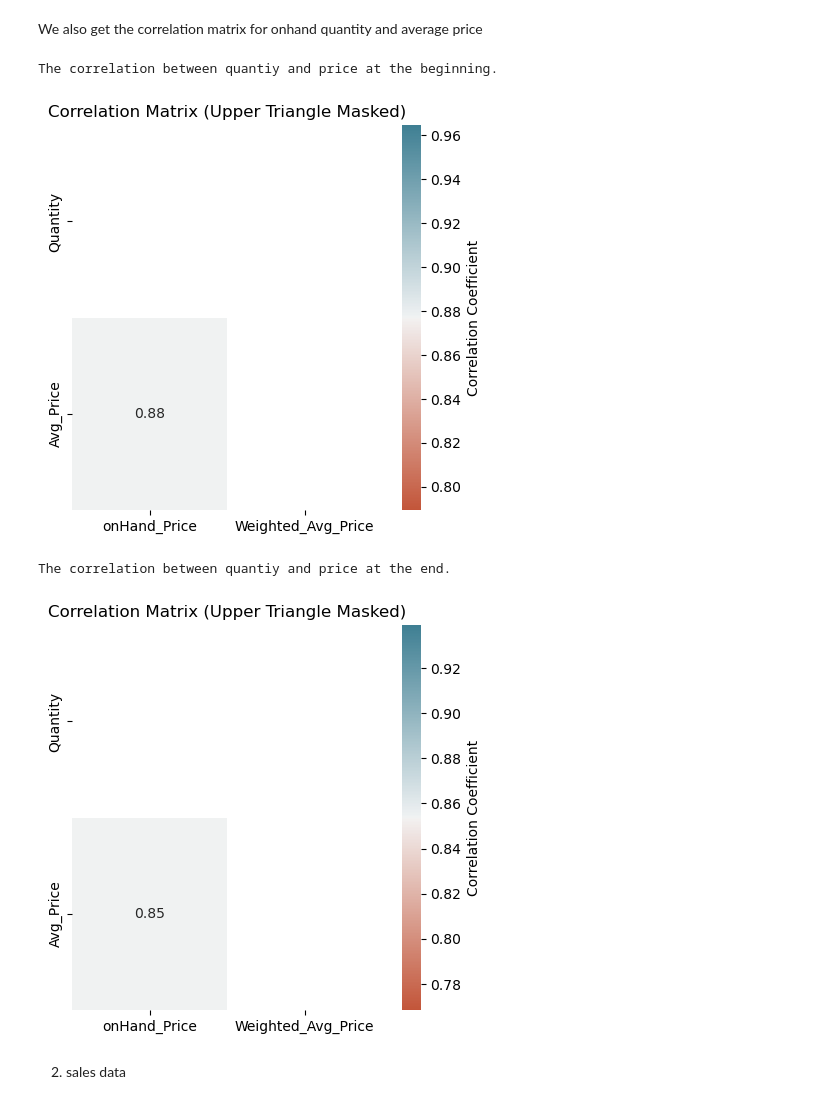
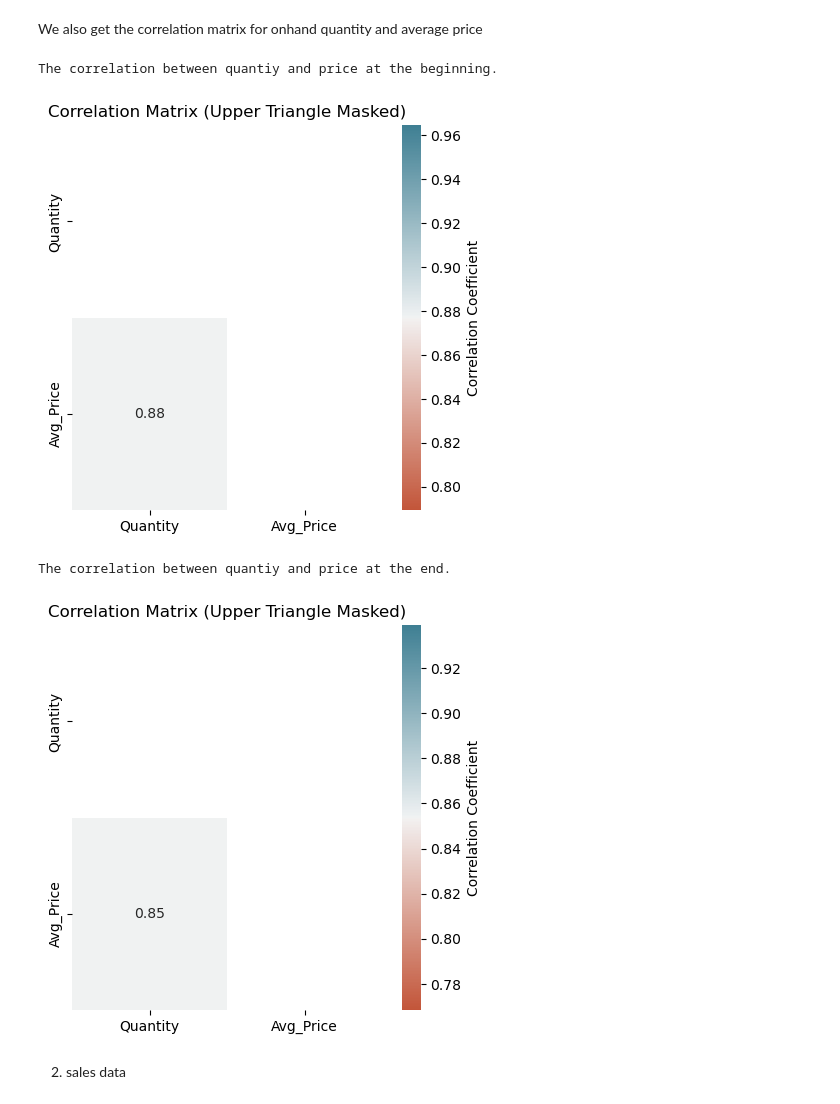
Before and after one commit to Leullque/ece143_group10, a Jupyter notebook: visualization.ipynb, the cells around one changed output. Drawn from its saved outputs; the diff is of its cells as text; code cells hidden in the pictures.

```diff
--- a/visualization.ipynb
+++ b/visualization.ipynb
@@ -178,29 +178,29 @@ We also get the correlation matrix for onhand quantity and average price
 # %%
 print("The correlation between quantiy and price at the beginning.")
 correlation = begin_stock[['onHand', 'Weighted_Avg_Price']].corr()
 cmap = sns.diverging_palette(20, 220, as_cmap=True)
 plt.figure(figsize=(5, 5))
-sns.heatmap(correlation, annot=True, xticklabels=['onHand_Price', 'Weighted_Avg_Price'],
+sns.heatmap(correlation, annot=True, xticklabels=['Quantity', 'Avg_Price'],
             yticklabels=['Quantity', 'Avg_Price'], mask=np.triu(correlation), cmap=cmap,
             cbar_kws={'label': 'Correlation Coefficient'})
 plt.title("Correlation Matrix (Upper Triangle Masked)")
 plt.show()
 # %% [output]
 The correlation between quantiy and price at the beginning.
-[figure, old version]
+[figure, new version]
 # %%
 print("The correlation between quantiy and price at the end.")
 correlation = end_stock[['onHand', 'Weighted_Avg_Price']].corr()
 cmap = sns.diverging_palette(20, 220, as_cmap=True)
 plt.figure(figsize=(5, 5))
-sns.heatmap(correlation, annot=True, xticklabels=['onHand_Price', 'Weighted_Avg_Price'],
+sns.heatmap(correlation, annot=True, xticklabels=['Quantity', 'Avg_Price'],
             yticklabels=['Quantity', 'Avg_Price'], mask=np.triu(correlation), cmap=cmap,
             cbar_kws={'label': 'Correlation Coefficient'})
 plt.title("Correlation Matrix (Upper Triangle Masked)")
 plt.show()
 # %% [output]
 The correlation between quantiy and price at the end.
-[figure, old version]
+[figure, new version]
 # %% [markdown]
 2. sales data
 # %%
```
